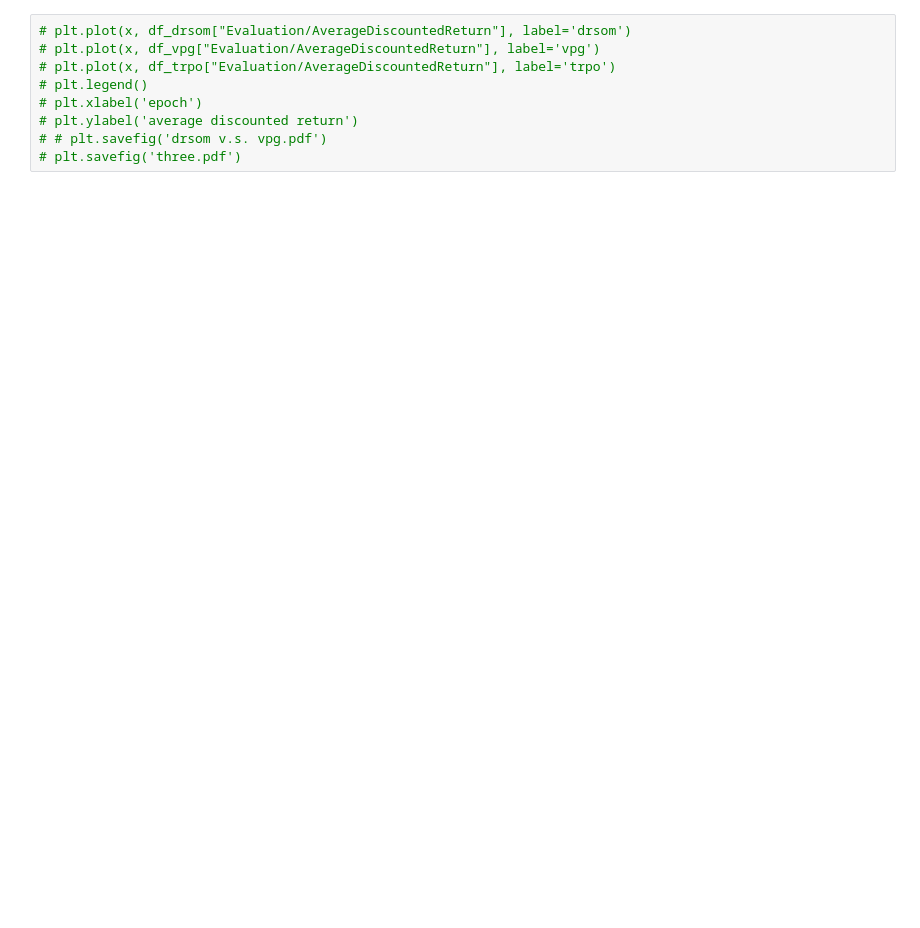
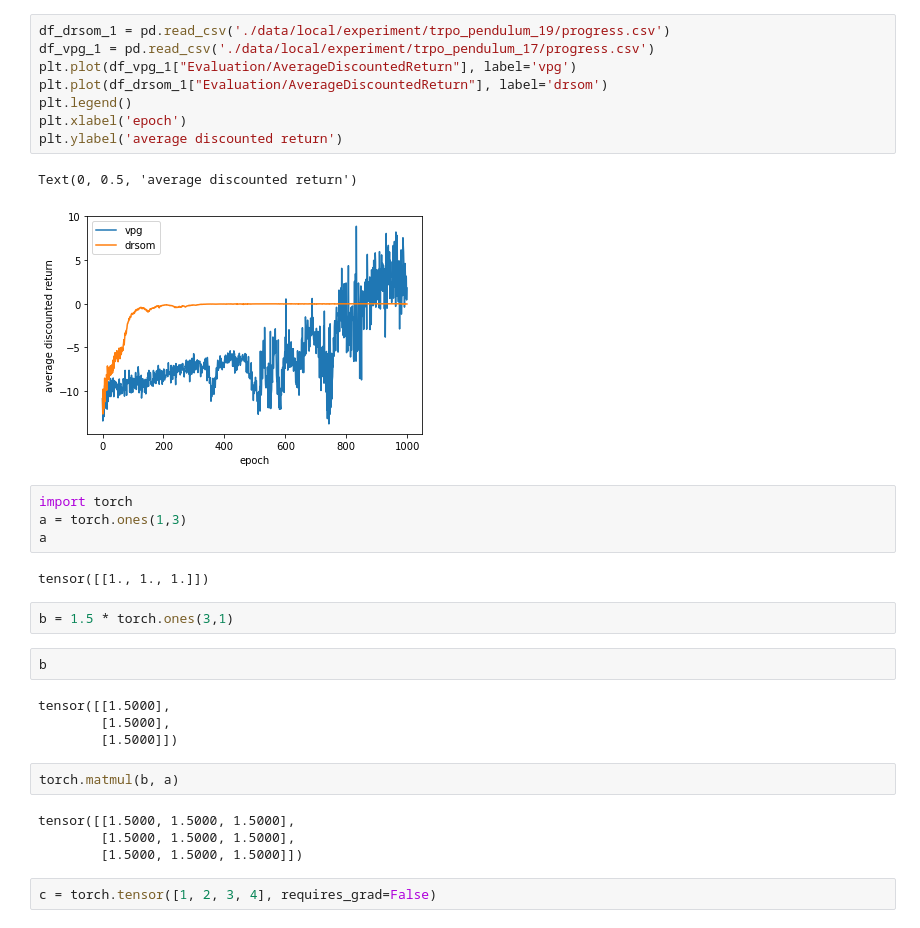
Before and after one commit to bzhangcw/pydrsom-trpo, a Jupyter notebook: plot.ipynb, the cells around one changed output. Cells and saved outputs as stored; diff of their text form; blank space fills up the shorter version.

```diff
--- a/plot.ipynb
+++ b/plot.ipynb
@@ -24,9 +26,33 @@ plt.legend()
 # %%
-# plt.plot(x, df_drsom["Evaluation/AverageDiscountedReturn"], label='drsom')
-# plt.plot(x, df_vpg["Evaluation/AverageDiscountedReturn"], label='vpg')
-# plt.plot(x, df_trpo["Evaluation/AverageDiscountedReturn"], label='trpo')
-# plt.legend()
-# plt.xlabel('epoch')
-# plt.ylabel('average discounted return')
-# # plt.savefig('drsom v.s. vpg.pdf')
-# plt.savefig('three.pdf')
+df_drsom_1 = pd.read_csv('./data/local/experiment/trpo_pendulum_19/progress.csv')
+df_vpg_1 = pd.read_csv('./data/local/experiment/trpo_pendulum_17/progress.csv')
+plt.plot(df_vpg_1["Evaluation/AverageDiscountedReturn"], label='vpg')
+plt.plot(df_drsom_1["Evaluation/AverageDiscountedReturn"], label='drsom')
+plt.legend()
+plt.xlabel('epoch')
+plt.ylabel('average discounted return')
+# %% [output]
+Text(0, 0.5, 'average discounted return')
+[figure, added]
+# %%
+import torch
+a = torch.ones(1,3)
+a
+# %% [output]
+tensor([[1., 1., 1.]])
+# %%
+b = 1.5 * torch.ones(3,1)
+# %%
+b
+# %% [output]
+tensor([[1.5000],
+        [1.5000],
+        [1.5000]])
+# %%
+torch.matmul(b, a)
+# %% [output]
+tensor([[1.5000, 1.5000, 1.5000],
+        [1.5000, 1.5000, 1.5000],
+        [1.5000, 1.5000, 1.5000]])
+# %%
+c = torch.tensor([1, 2, 3, 4], requires_grad=False)
```
Also changed, not shown: parts of 11 cells of this notebook, 30 other files.
